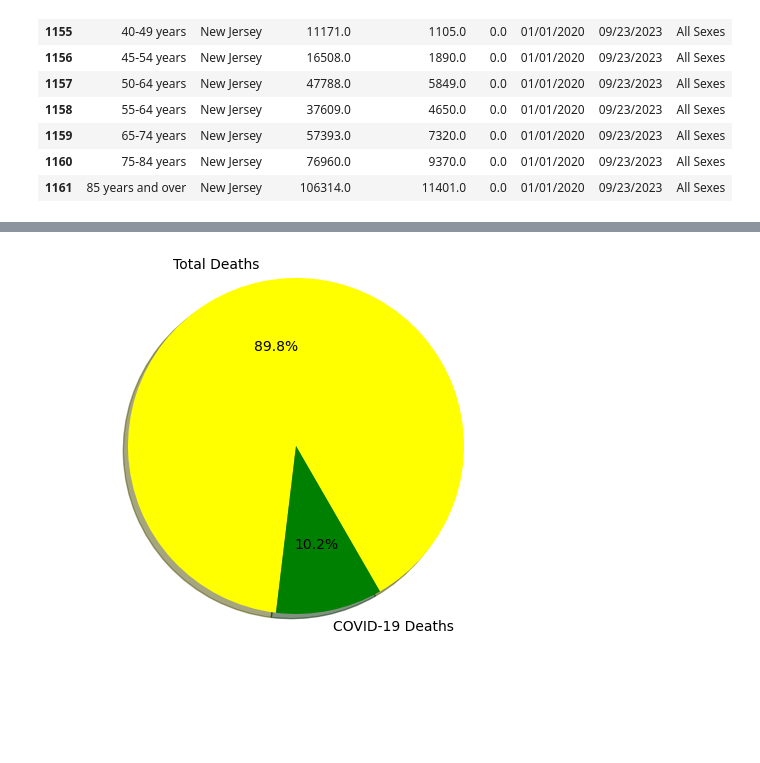
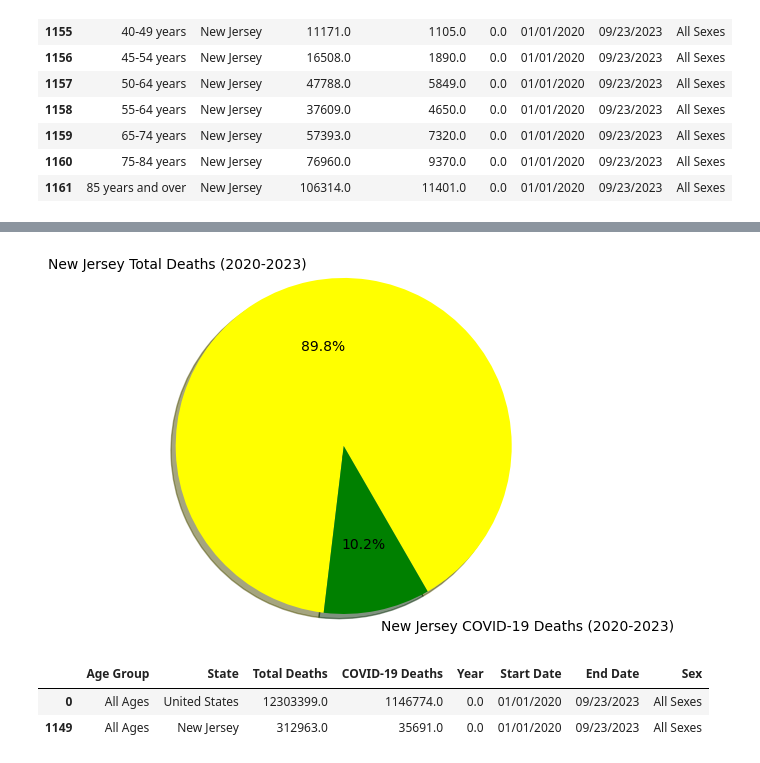
Before and after one commit to JTurk17/Team4_Project1, a Jupyter notebook: NJ_CovidDF copy.ipynb, the cells around one changed output, grey strips where cells are left out. Drawn from its saved outputs; the diff is of its cells as text; code cells hidden in the pictures; blank space fills up the shorter version.

```diff
--- a/NJ_CovidDF copy.ipynb
+++ b/NJ_CovidDF copy.ipynb
@@ -136,8 +225,15 @@ legend = 'Total Deaths vs. Covid Deaths'
+# %%
+total_deaths_only = ["Total Deaths", "COVID-19 Deaths"]
+total_deaths_only = [312963, 35691]
+labels = ["New Jersey Total Deaths (2020-2023)", "New Jersey COVID-19 Deaths (2020-2023)"]
+colors = ["yellow","green"]
+explode = (0,0)
+legend = 'Total Deaths vs. Covid Deaths'
 # %%
-plt.pie(pie_deaths, explode=explode, labels=Deaths_pie, colors=colors,
+plt.pie(total_deaths_only, explode=explode, labels=labels, colors=colors,
         autopct="%1.1f%%", shadow=True, startangle=300)
 
 plt.axis("equal")
 plt.show()
 # %% [output]
-[figure, old version]
+[figure, new version]
@@ -154,0 +240,7 @@ plt.bar(x_axis, cars_in_cities, color="b", align="center")
+# %%
+NJ_US = Age_Tot_Deaths2.loc[[0,1149],:]
+NJ_US
+# %% [output]
+|  | Age Group | State | Total Deaths | COVID-19 Deaths | Year | Start Date | End Date | Sex |
+| 0 | All Ages | United States | 12303399.0 | 1146774.0 | 0.0 | 01/01/2020 | 09/23/2023 | All Sexes |
+| 1149 | All Ages | New Jersey | 312963.0 | 35691.0 | 0.0 | 01/01/2020 | 09/23/2023 | All Sexes |
```
Also changed, not shown: parts of 23 cells of this notebook, 1 other file.
